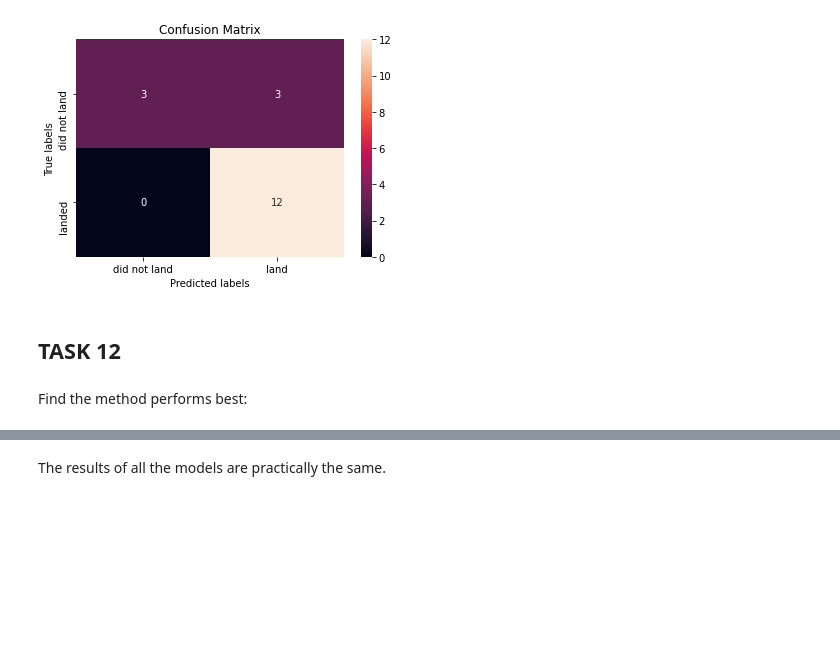
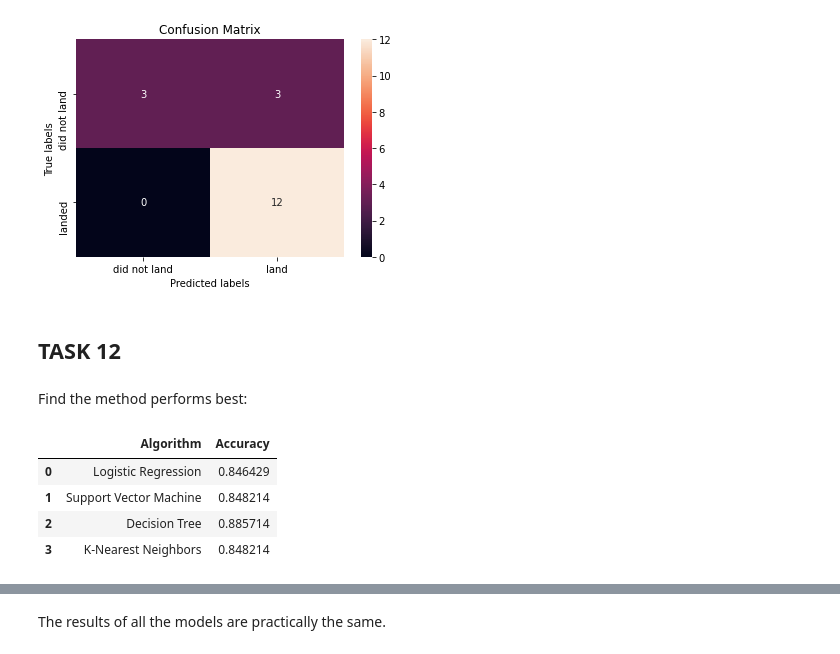
Before and after one commit to MoeScet/Applied-Data-Science-Capstone-Project, a Jupyter notebook: Machine Learning Prediction.ipynb, the cells around one changed output, grey strips where cells are left out. Drawn from its saved outputs; the diff is of its cells as text; code cells hidden in the pictures; blank space fills up the shorter version.

```diff
--- a/Machine Learning Prediction.ipynb
+++ b/Machine Learning Prediction.ipynb
@@ -308,3 +290,13 @@ plot_confusion_matrix(Y_test,yhat)
 ## TASK  12
 # %% [markdown]
 Find the method performs best:
+# %%
+algorithms = [['Logistic Regression',logreg_cv.best_score_], ['Support Vector Machine',svm_cv.best_score_], ['Decision Tree', tree_cv.best_score_],['K-Nearest Neighbors',knn_cv.best_score_]]
+df_algorithms = pd.DataFrame(algorithms, columns=['Algorithm', 'Accuracy'])
+df_algorithms
+# %% [output]
+|  | Algorithm | Accuracy |
+| 0 | Logistic Regression | 0.846429 |
+| 1 | Support Vector Machine | 0.848214 |
+| 2 | Decision Tree | 0.885714 |
+| 3 | K-Nearest Neighbors | 0.848214 |
```
Also changed, not shown: parts of 15 cells of this notebook.
